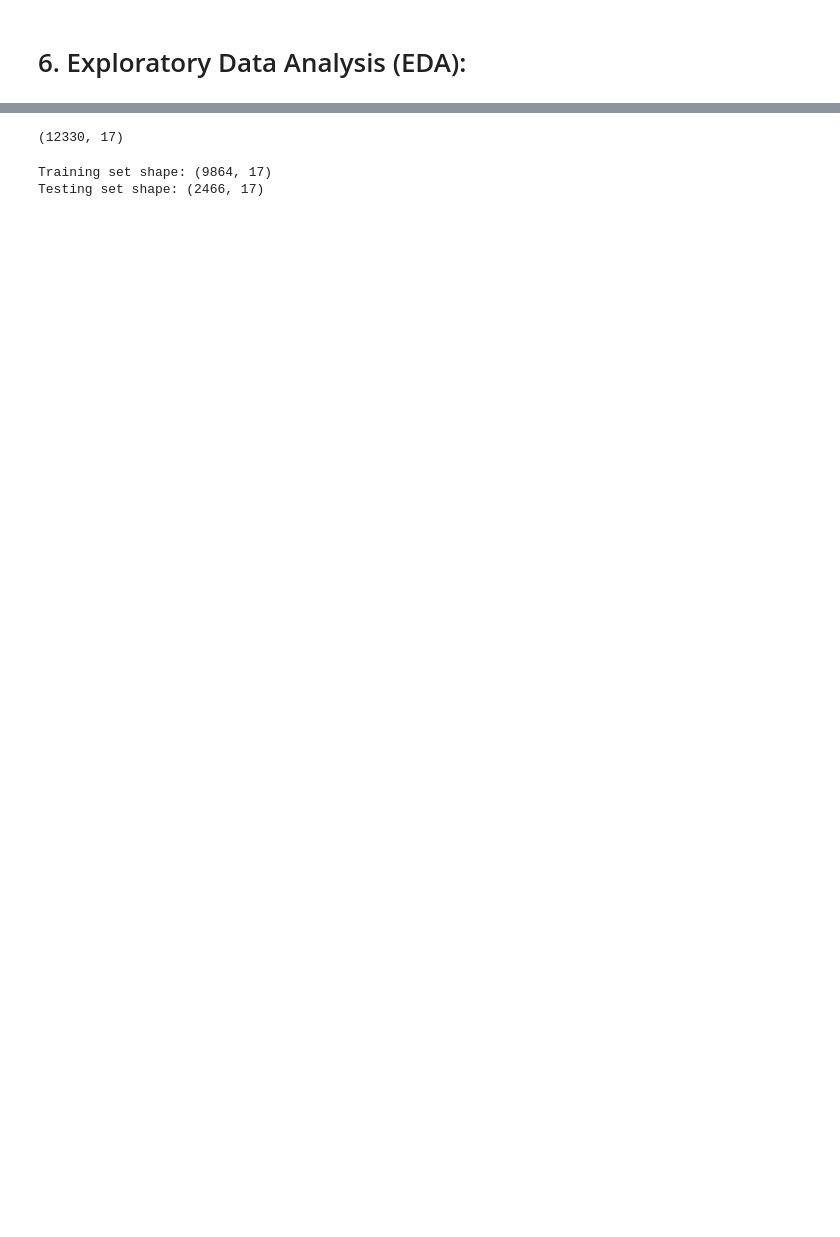
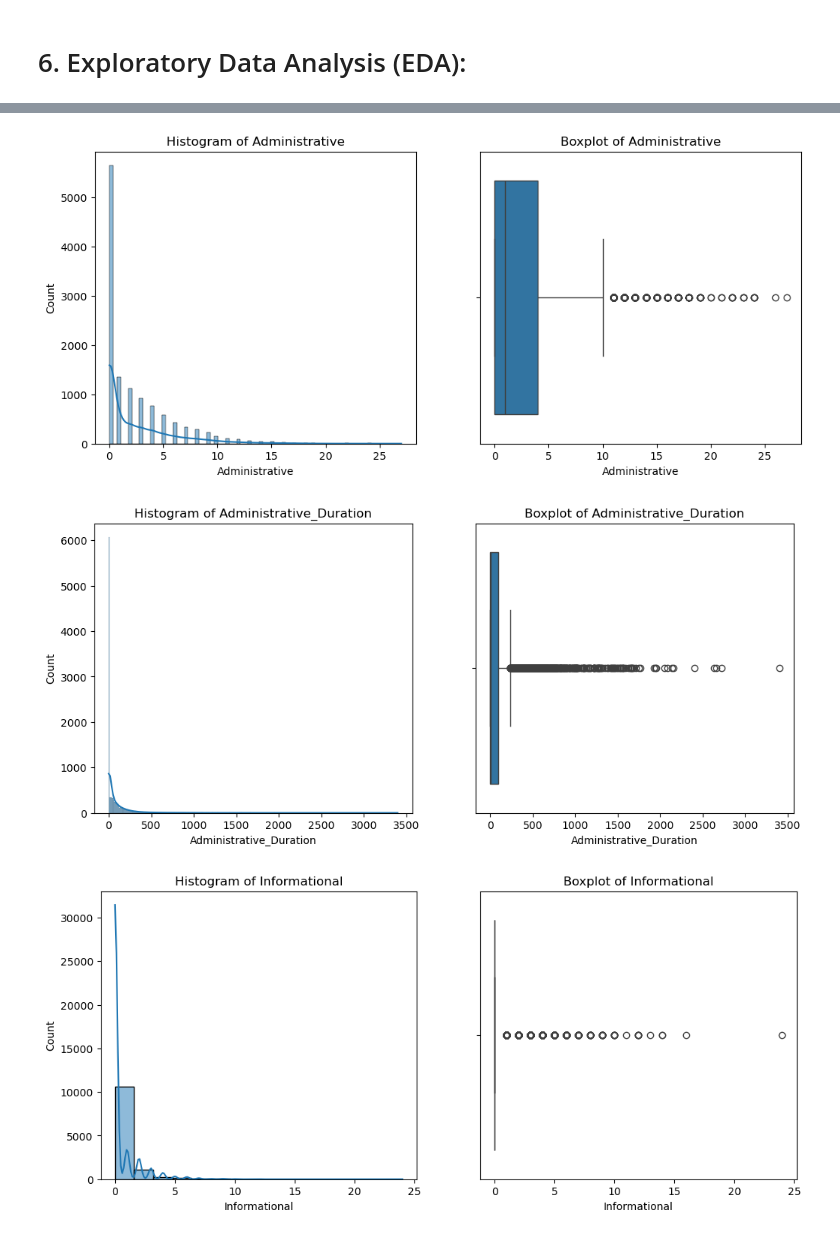
Before and after one commit to Shaheedahameed/PROJECT, a Jupyter notebook: PROJECT .ipynb, the cells around one changed output, grey strips where cells are left out. Cells and saved outputs as stored; diff of their text form; code cells hidden in the pictures; blank space fills up the shorter version.

```diff
--- a/PROJECT .ipynb
+++ b/PROJECT .ipynb
@@ -323,5 +336 @@ TrafficType                1.962987
 dtype: float64
-# %%
-# Identify numerical columns for outlier detection
-numeric_columns = data.select_dtypes(include=['float64', 'int64']).columns
-print(f"Numerical columns: {numeric_columns}")
@@ -417,17 +367,2 @@ The boxplot above shows that outliers has completely been removed.: (2550, 18)
 # %% [markdown]
 # 6. Exploratory Data Analysis (EDA):
-# %%
-from sklearn.preprocessing import LabelEncoder
-
-# List of categorical columns to encode
-categorical_columns = ["Month", "VisitorType"]
-
-# Initialize LabelEncoder
-label_encoders = {}
-for col in categorical_columns:
-    le = LabelEncoder()
-    data[col] = le.fit_transform(data[col])
-    label_encoders[col] = le
-
-# Display the updated info of the DataFrame
-data.info()
@@ -512,25 +369,17 @@ Feature Scores:
-# %%
-from sklearn.preprocessing import StandardScaler
-
-# Initialize StandardScaler
-scaler = StandardScaler()
-
-# Apply StandardScaler to the features
-X_scaled = scaler.fit_transform(X)
-
-# Verify the shape of the scaled data
-print(X_scaled.shape)
-# %% [output]
-(12330, 17)
-# %%
-from sklearn.model_selection import train_test_split
-
-# Split the dataset into training and testing sets
-X_train, X_test, y_train, y_test = train_test_split(X_scaled, y, test_size=0.2, random_state=42)
-
-# Verify the shape of the splits
-print("Training set shape:", X_train.shape)
-print("Testing set shape:", X_test.shape)
-# %% [output]
-Training set shape: (9864, 17)
-Testing set shape: (2466, 17)
+# %%
+for column in numeric_columns:
+    plt.figure(figsize=(12,5))
+
+    # Histogram
+    plt.subplot(1, 2, 1)
+    sns.histplot(data[column],kde=True)
+    plt.title(f'Histogram of {column}')
+
+    #Boxplot
+    plt.subplot(1, 2, 2)
+    sns.boxplot(x=data[column])
+    plt.title(f'Boxplot of {column}')
+# %% [output]
+[figure, added]
+[figure, added]
+[figure, added]
```
Also changed, not shown: parts of 60 cells of this notebook.
